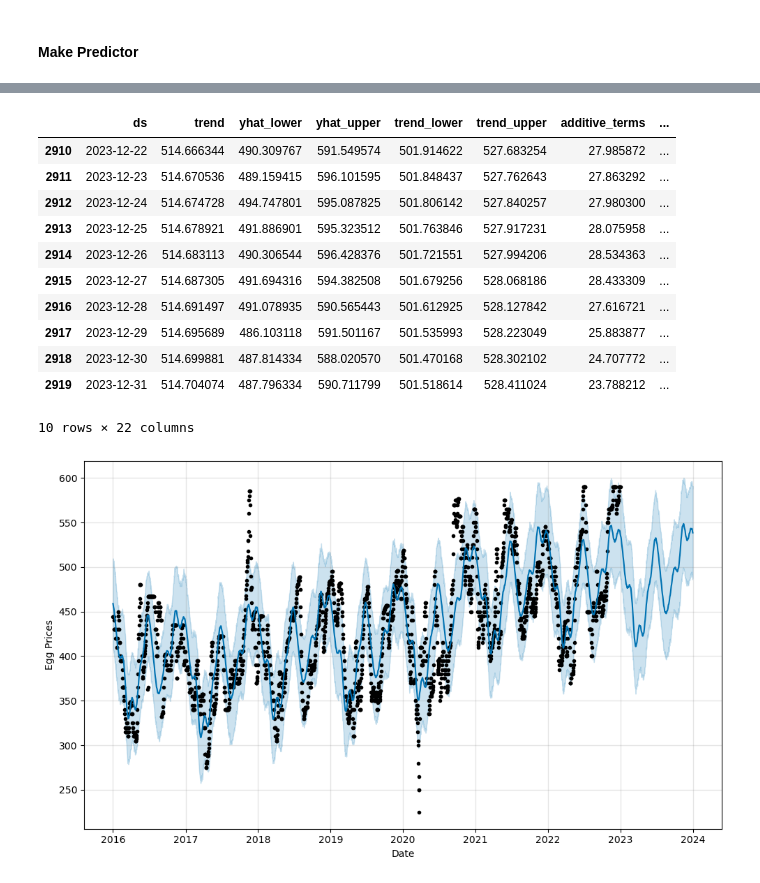
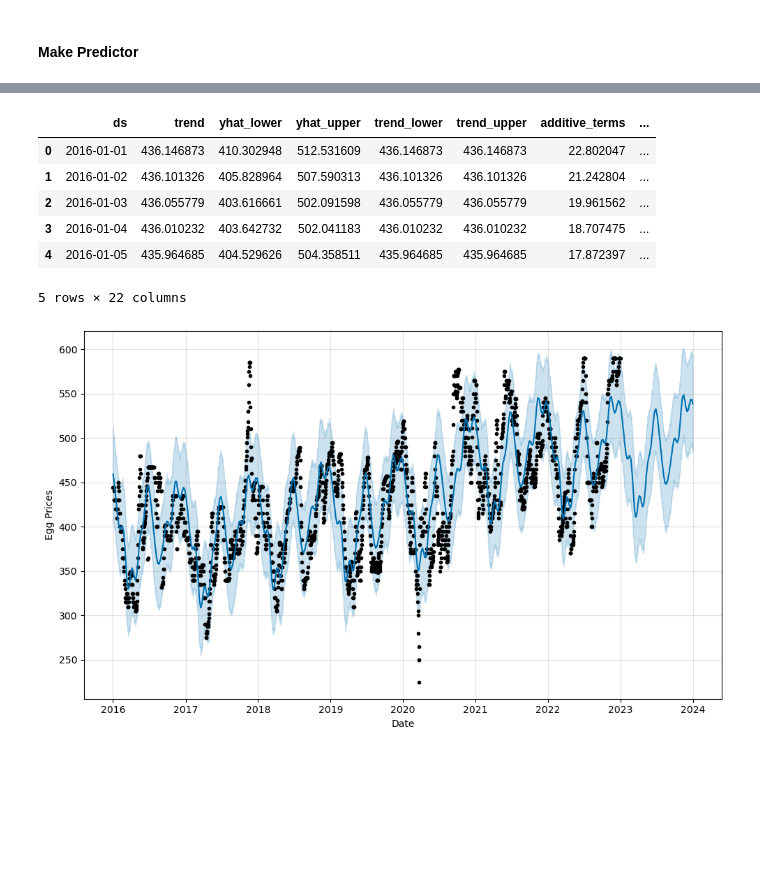
Before and after one commit to suyashl13/Egg-Price-Predictor-Client-Work, a Jupyter notebook: Predictor-Notebook/Egg-Predictor.ipynb, the cells around one changed output, grey strips where cells are left out. Saved outputs shown, nothing was run; the diff lists cells and outputs as text; code cells hidden in the pictures; blank space fills up the shorter version.

```diff
--- a/Predictor-Notebook/Egg-Predictor.ipynb
+++ b/Predictor-Notebook/Egg-Predictor.ipynb
@@ -57,21 +59,16 @@ Optimization terminated normally:
 # %%
 forecast = m.make_future_dataframe(periods=365)
 forecast = m.predict(forecast)
 
-forecast.tail(10)
+forecast.head(5)
 # %% [output]
 |  | ds | trend | yhat_lower | yhat_upper | trend_lower | trend_upper | additive_terms | ... |
-| 2910 | 2023-12-22 | 514.666344 | 490.309767 | 591.549574 | 501.914622 | 527.683254 | 27.985872 | ... |
-| 2911 | 2023-12-23 | 514.670536 | 489.159415 | 596.101595 | 501.848437 | 527.762643 | 27.863292 | ... |
-| 2912 | 2023-12-24 | 514.674728 | 494.747801 | 595.087825 | 501.806142 | 527.840257 | 27.980300 | ... |
-| 2913 | 2023-12-25 | 514.678921 | 491.886901 | 595.323512 | 501.763846 | 527.917231 | 28.075958 | ... |
-| 2914 | 2023-12-26 | 514.683113 | 490.306544 | 596.428376 | 501.721551 | 527.994206 | 28.534363 | ... |
-| 2915 | 2023-12-27 | 514.687305 | 491.694316 | 594.382508 | 501.679256 | 528.068186 | 28.433309 | ... |
-| 2916 | 2023-12-28 | 514.691497 | 491.078935 | 590.565443 | 501.612925 | 528.127842 | 27.616721 | ... |
-| 2917 | 2023-12-29 | 514.695689 | 486.103118 | 591.501167 | 501.535993 | 528.223049 | 25.883877 | ... |
-| 2918 | 2023-12-30 | 514.699881 | 487.814334 | 588.020570 | 501.470168 | 528.302102 | 24.707772 | ... |
-| 2919 | 2023-12-31 | 514.704074 | 487.796334 | 590.711799 | 501.518614 | 528.411024 | 23.788212 | ... |
+| 0 | 2016-01-01 | 436.146873 | 410.302948 | 512.531609 | 436.146873 | 436.146873 | 22.802047 | ... |
+| 1 | 2016-01-02 | 436.101326 | 405.828964 | 507.590313 | 436.101326 | 436.101326 | 21.242804 | ... |
+| 2 | 2016-01-03 | 436.055779 | 403.616661 | 502.091598 | 436.055779 | 436.055779 | 19.961562 | ... |
+| 3 | 2016-01-04 | 436.010232 | 403.642732 | 502.041183 | 436.010232 | 436.010232 | 18.707475 | ... |
+| 4 | 2016-01-05 | 435.964685 | 404.529626 | 504.358511 | 435.964685 | 435.964685 | 17.872397 | ... |
-10 rows × 22 columns
+5 rows × 22 columns
 # %%
 m.plot(forecast, ylabel='Egg Prices', xlabel='Date')
 # %% [output]
```
Also changed, not shown: parts of 1 cell of this notebook, 36 other files.
